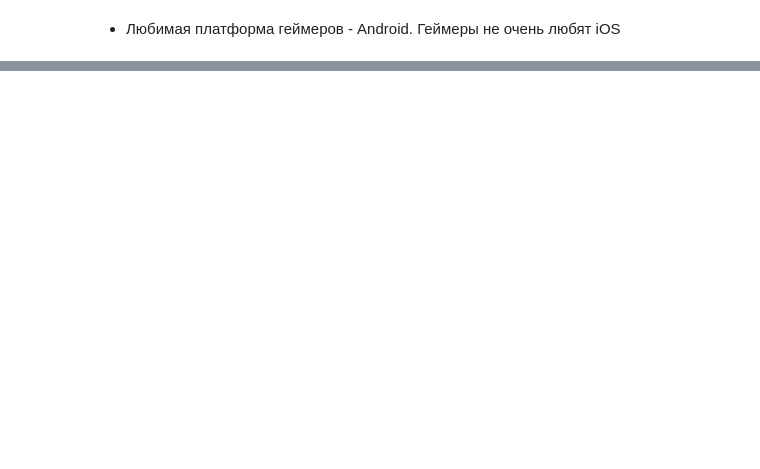
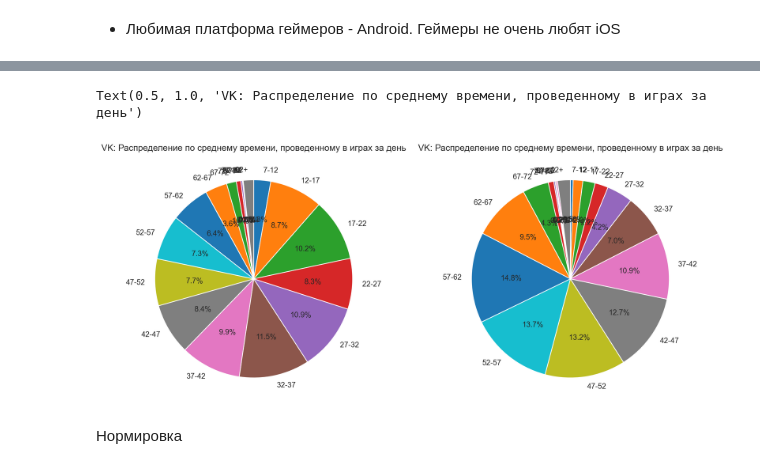
Before and after one commit to Envicta25/vk-ok-games-analysis, a Jupyter notebook: vk_case1.ipynb, the cells around one changed output, grey strips where cells are left out. Saved outputs shown, nothing was run; the diff lists cells and outputs as text; code cells hidden in the pictures; blank space fills up the shorter version.

```diff
--- a/vk_case1.ipynb
+++ b/vk_case1.ipynb
@@ -350,0 +443,10 @@ plt.show()
+# %%
+cols = [
+    "avg_daily_ts_feed",
+    "avg_daily_ts_clips",
+    "avg_daily_ts_video",
+    "avg_daily_ts_games"
+]
+
+print(f'Для вк: \n{df_vk[cols].isnull().sum()}')
+print(f'Для ок: \n{df_ok[cols].isnull().sum()}')
@@ -350,0 +500,6 @@ plt.show()
+# %%
+VK_percentages = (grouped_vk['avg_daily_ts_games'] / grouped_vk['avg_daily_ts_games'].sum()) * 100
+OK_percentages = (grouped_ok['avg_daily_ts_games'] / grouped_vk['avg_daily_ts_games'].sum()) * 100
+
+print(f'Проценты для VK - \n{VK_percentages}')
+print(f'Проценты для OK - \n{OK_percentages}')
@@ -350,0 +524,28 @@ plt.show()
+# %%
+# Создаем фигуру с двумя подграфиками
+fig, axes = plt.subplots(1, 2, figsize=(14, 6))
+
+# График для ВК
+axes[0].pie(
+    VK_percentages,
+    labels=grouped_vk.index,
+    autopct='%1.1f%%',
+    startangle=90,
+    counterclock=False
+)
+axes[0].set_title('VK: Распределение по среднему времени, проведенному в играх за день')
+
+# График для ОК
+axes[1].pie(
+    OK_percentages,
+    labels=grouped_ok.index,
+    autopct='%1.1f%%',
+    startangle=90,
+    counterclock=False
+)
+axes[1].set_title('VK: Распределение по среднему времени, проведенному в играх за день')
+# %% [output]
+Text(0.5, 1.0, 'VK: Распределение по среднему времени, проведенному в играх за день')
+[figure, added]
+# %% [markdown]
+Нормировка
```
Also changed, not shown: parts of 28 cells of this notebook.
